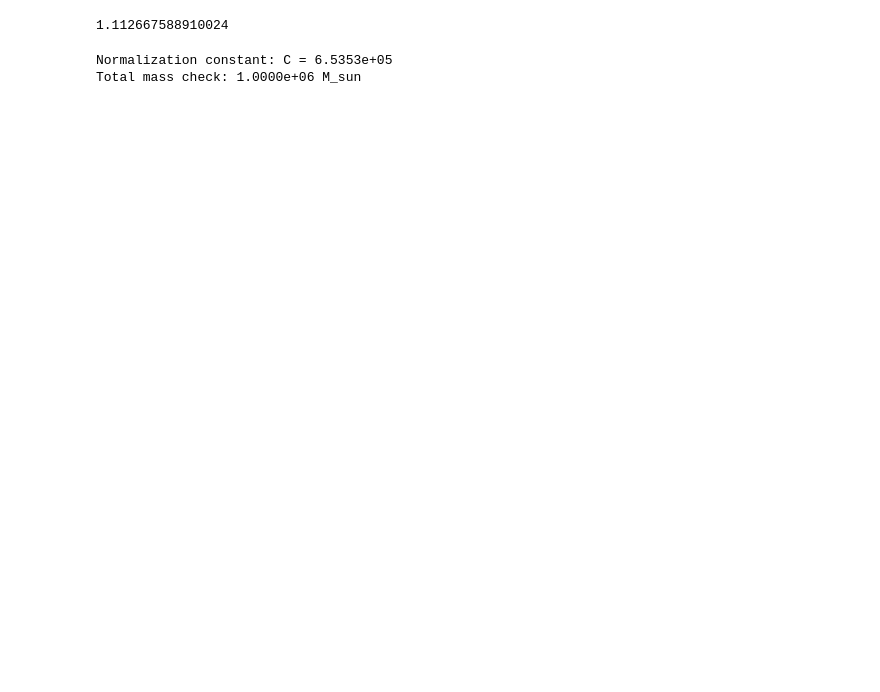
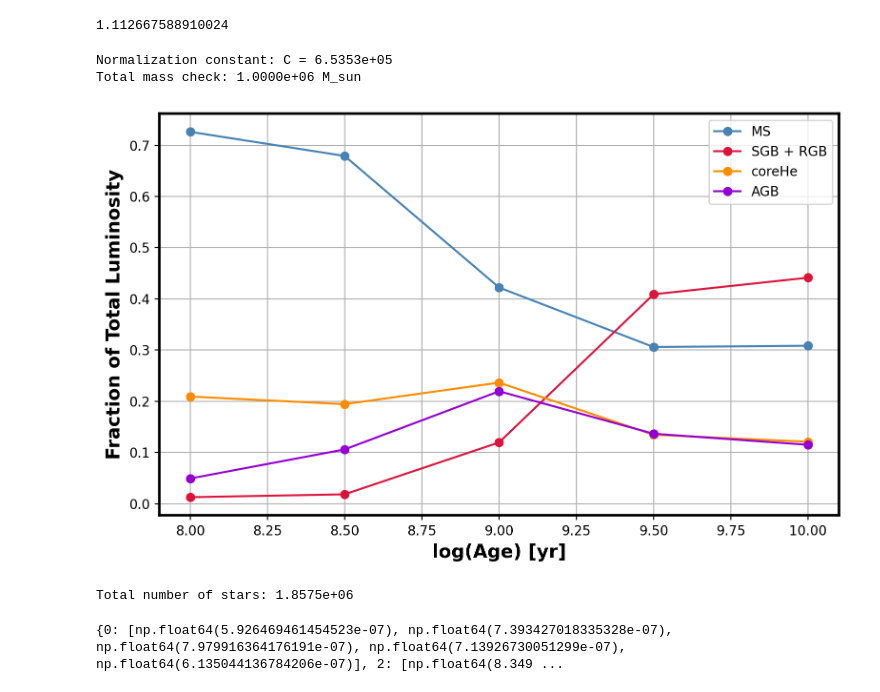
Before and after one commit to kcasciotti6338/ASTR-630-HW-6, a Jupyter notebook: paige_hw6_nb.ipynb, the cells around one changed output. Drawn from its saved outputs; the diff is of its cells as text; code cells hidden in the pictures; blank space fills up the shorter version.

```diff
--- a/paige_hw6_nb.ipynb
+++ b/paige_hw6_nb.ipynb
@@ -154,0 +152,76 @@ lum_cdf = np.array([lum_CDF(m) for m in masses])
+# %%
+ages = [8, 8.5, 9, 9.5, 10]
+
+# Group phases 4 & 5 both into AGB
+phase_groups  = {0: [0], 2: [2], 3: [3], 4: [4, 5]}
+phase_labels  = {0: 'MS', 2: 'SGB + RGB', 3: 'coreHe', 4: 'AGB'}
+phase_colors  = {0: 'steelblue', 2: 'crimson', 3: 'darkorange', 4: 'darkviolet'}
+
+lum_fractions = {p: [] for p in phase_groups}
+
+from scipy.interpolate import interp1d
+
+for age in ages:
+    age_ind = iso.age_index(age)
+    logL  = iso.isos[age_ind]['log_L']
+    phase = iso.isos[age_ind]['phase']
+    mass  = iso.isos[age_ind]['initial_mass']
+
+    L = 10**logL
+
+    # Interpolate IMF at each isochrone mass point
+    imf_interp = np.interp(mass, masses, imf)
+
+    # IMF-weighted luminosity density
+    Lw = L * imf_interp
+
+    total_lum = np.trapezoid(Lw, mass)
+
+    for p, members in phase_groups.items():
+        mask = np.isin(phase, members)
+        frac = np.trapezoid(Lw[mask], mass[mask]) / total_lum if mask.any() else 0.0
+        lum_fractions[p].append(frac)
+
+fig, ax = plt.subplots()
+for p, fracs in lum_fractions.items():
+    ax.plot(ages, fracs, marker='o',
+            color=phase_colors[p], label=phase_labels[p])
+
+ax.set_xlabel('log(Age) [yr]')
+ax.set_ylabel('Fraction of Total Luminosity')
+ax.legend()
+ax.grid(True)
+plt.tight_layout()
+plt.show()
+# %% [output]
+[figure, added]
+# %%
+N_total = np.trapezoid(imf_normalized, masses)
+print(f"Total number of stars: {N_total:.4e}")
+# %% [output]
+Total number of stars: 1.8575e+06
+# %%
+mass_fractions = {p: [] for p in phase_groups}
+
+for age in ages:
+    age_ind = iso.age_index(age)
+    logL  = iso.isos[age_ind]['log_L']
+    phase = iso.isos[age_ind]['phase']
+    mass  = iso.isos[age_ind]['initial_mass']
+
+    # interpolate IMF at each isochrone mass point
+    imf_interp = np.interp(mass, masses, imf)
+
+    # IMF-weighted mass density
+    mw = mass * imf_interp
+
+    total_mass = 1e6
+
+    for p, members in phase_groups.items():
+        mask = np.isin(phase, members)
+        frac = np.trapezoid(mw[mask], mass[mask]) / total_mass if mask.any() else 0.0
+        mass_fractions[p].append(frac)
+
+print(mass_fractions)
+# %% [output]
+{0: [np.float64(5.926469461454523e-07), np.float64(7.393427018335328e-07), np.float64(7.979916364176191e-07), np.float64(7.13926730051299e-07), np.float64(6.135044136784206e-07)], 2: [np.float64(8.349 ...
```
Also changed, not shown: parts of 4 cells of this notebook, 1 other file.
